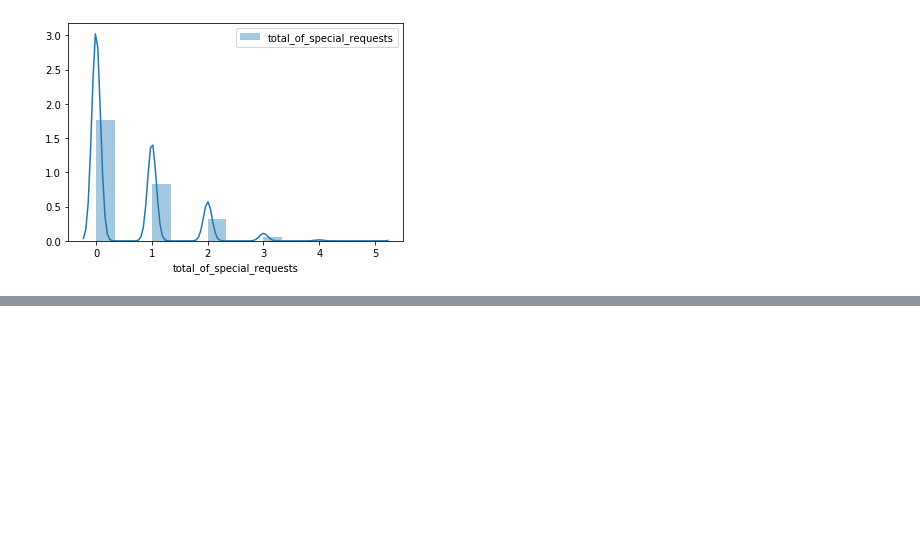
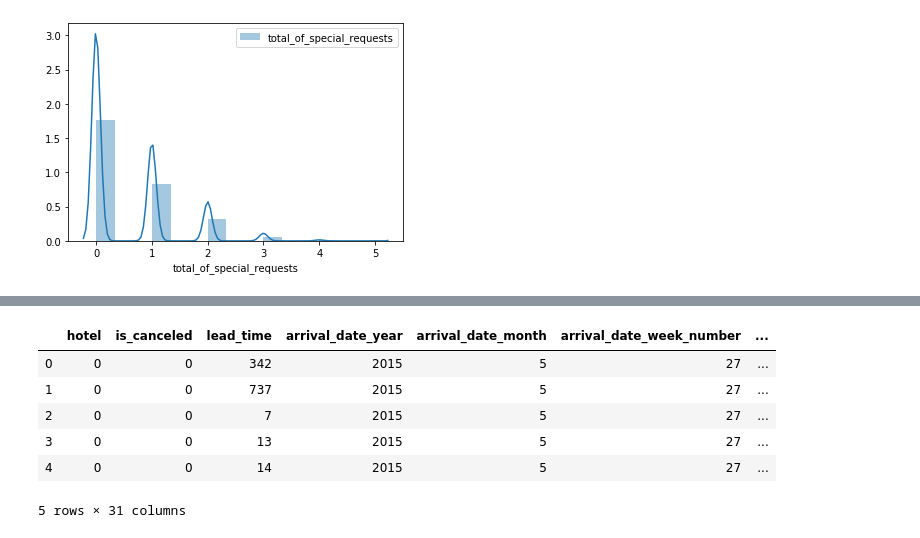
Before and after one commit to arunkumar2525/EDA-with-Hotel-Booking-Demand-Classifier-and-Deep-learning-models, a Jupyter notebook: EDA With Hotel Booking Demand Classifier and Deep Learning models.ipynb, the cells around one changed output, grey strips where cells are left out. Saved outputs shown, nothing was run; the diff lists cells and outputs as text; code cells hidden in the pictures; blank space fills up the shorter version.

```diff
--- a/EDA With Hotel Booking Demand Classifier and Deep Learning models.ipynb
+++ b/EDA With Hotel Booking Demand Classifier and Deep Learning models.ipynb
@@ -683,0 +900,25 @@ plt.show()
+# %%
+from sklearn.preprocessing import LabelEncoder
+label=LabelEncoder()
+
+dataset1['arrival_date_month']=label.fit_transform(dataset1['arrival_date_month'])
+dataset1['meal']=label.fit_transform(dataset1['meal'])
+dataset1['country']=label.fit_transform(dataset1['country'])
+dataset1['market_segment']=label.fit_transform(dataset1['market_segment'])
+dataset1['distribution_channel']=label.fit_transform(dataset1['distribution_channel'])
+dataset1['reserved_room_type']=label.fit_transform(dataset1['reserved_room_type'])
+dataset1['assigned_room_type']=label.fit_transform(dataset1['assigned_room_type'])
+dataset1['deposit_type']=label.fit_transform(dataset1['deposit_type'])
+dataset1['customer_type']=label.fit_transform(dataset1['customer_type'])
+dataset1['reservation_status']=label.fit_transform(dataset1['reservation_status'])
+dataset1['reservation_status_date']=label.fit_transform(dataset1['reservation_status_date'])
+# %%
+dataset1.head()
+# %% [output]
+|  | hotel | is_canceled | lead_time | arrival_date_year | arrival_date_month | arrival_date_week_number | ... |
+| 0 | 0 | 0 | 342 | 2015 | 5 | 27 | ... |
+| 1 | 0 | 0 | 737 | 2015 | 5 | 27 | ... |
+| 2 | 0 | 0 | 7 | 2015 | 5 | 27 | ... |
+| 3 | 0 | 0 | 13 | 2015 | 5 | 27 | ... |
+| 4 | 0 | 0 | 14 | 2015 | 5 | 27 | ... |
+5 rows × 31 columns
```
Also changed, not shown: parts of 25 cells of this notebook.
